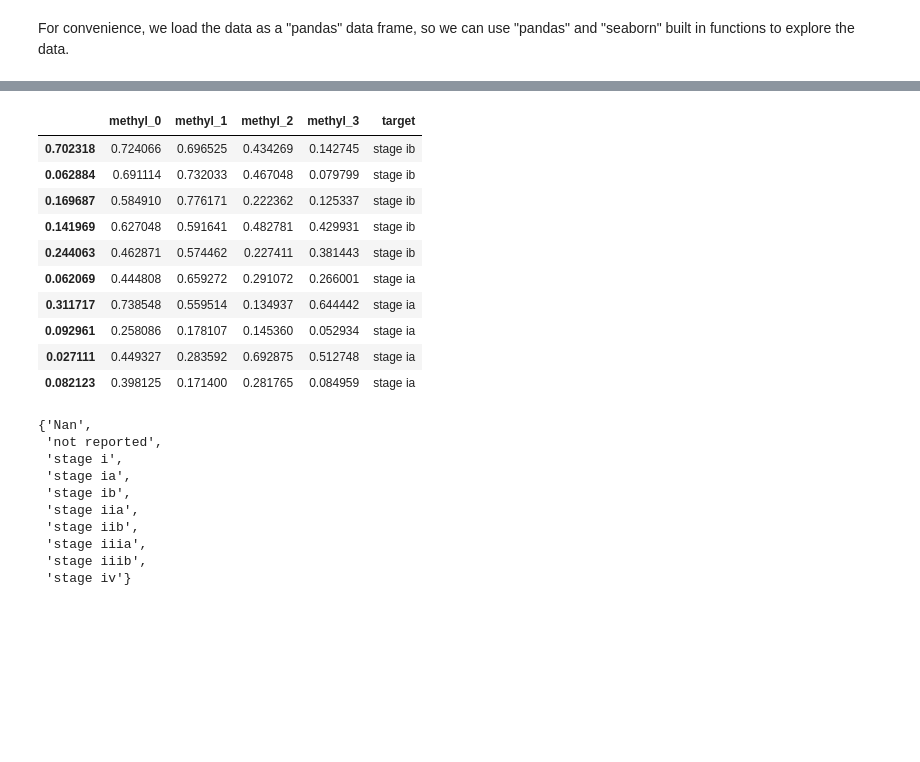
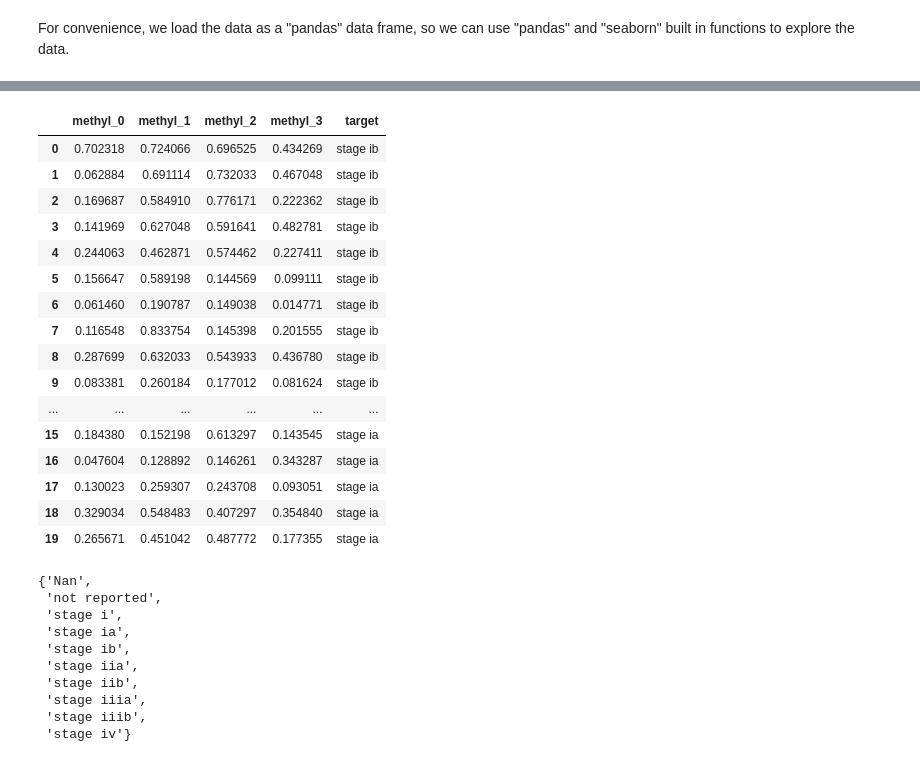
Before and after one commit to HADACA/HADACA, a Jupyter notebook: starting_kit/README.ipynb, the cells around one changed output, grey strips where cells are left out. Cells and saved outputs as stored; diff of their text form; code cells hidden in the pictures; blank space fills up the shorter version.

Commit message:
sample_data generation update

```diff
--- a/starting_kit/README.ipynb
+++ b/starting_kit/README.ipynb
@@ -81,19 +78,25 @@ Number of features = 1000
 9    stage iiib
 Number of classes = 10
 # %%
-data_slice.head(10)
+data_slice.head(20)
 # %% [output]
 |  | methyl_0 | methyl_1 | methyl_2 | methyl_3 | target |
-| 0.702318 | 0.724066 | 0.696525 | 0.434269 | 0.142745 | stage ib |
-| 0.062884 | 0.691114 | 0.732033 | 0.467048 | 0.079799 | stage ib |
-| 0.169687 | 0.584910 | 0.776171 | 0.222362 | 0.125337 | stage ib |
-| 0.141969 | 0.627048 | 0.591641 | 0.482781 | 0.429931 | stage ib |
-| 0.244063 | 0.462871 | 0.574462 | 0.227411 | 0.381443 | stage ib |
-| 0.062069 | 0.444808 | 0.659272 | 0.291072 | 0.266001 | stage ia |
-| 0.311717 | 0.738548 | 0.559514 | 0.134937 | 0.644442 | stage ia |
-| 0.092961 | 0.258086 | 0.178107 | 0.145360 | 0.052934 | stage ia |
-| 0.027111 | 0.449327 | 0.283592 | 0.692875 | 0.512748 | stage ia |
-| 0.082123 | 0.398125 | 0.171400 | 0.281765 | 0.084959 | stage ia |
+| 0 | 0.702318 | 0.724066 | 0.696525 | 0.434269 | stage ib |
+| 1 | 0.062884 | 0.691114 | 0.732033 | 0.467048 | stage ib |
+| 2 | 0.169687 | 0.584910 | 0.776171 | 0.222362 | stage ib |
+| 3 | 0.141969 | 0.627048 | 0.591641 | 0.482781 | stage ib |
+| 4 | 0.244063 | 0.462871 | 0.574462 | 0.227411 | stage ib |
+| 5 | 0.156647 | 0.589198 | 0.144569 | 0.099111 | stage ib |
+| 6 | 0.061460 | 0.190787 | 0.149038 | 0.014771 | stage ib |
+| 7 | 0.116548 | 0.833754 | 0.145398 | 0.201555 | stage ib |
+| 8 | 0.287699 | 0.632033 | 0.543933 | 0.436780 | stage ib |
+| 9 | 0.083381 | 0.260184 | 0.177012 | 0.081624 | stage ib |
+| ... | ... | ... | ... | ... | ... |
+| 15 | 0.184380 | 0.152198 | 0.613297 | 0.143545 | stage ia |
+| 16 | 0.047604 | 0.128892 | 0.146261 | 0.343287 | stage ia |
+| 17 | 0.130023 | 0.259307 | 0.243708 | 0.093051 | stage ia |
+| 18 | 0.329034 | 0.548483 | 0.407297 | 0.354840 | stage ia |
+| 19 | 0.265671 | 0.451042 | 0.487772 | 0.177355 | stage ia |
 # %%
 set(list(data_slice.target))
 # %% [output]
```
Also changed, not shown: parts of 14 cells of this notebook, 9 other files.
